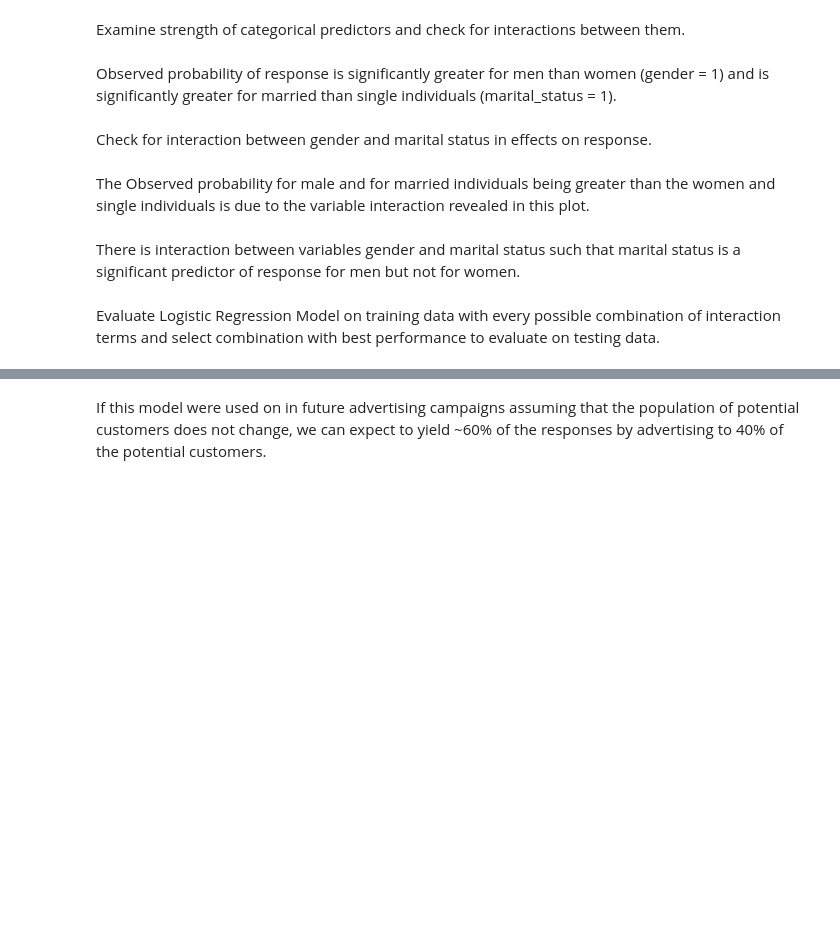
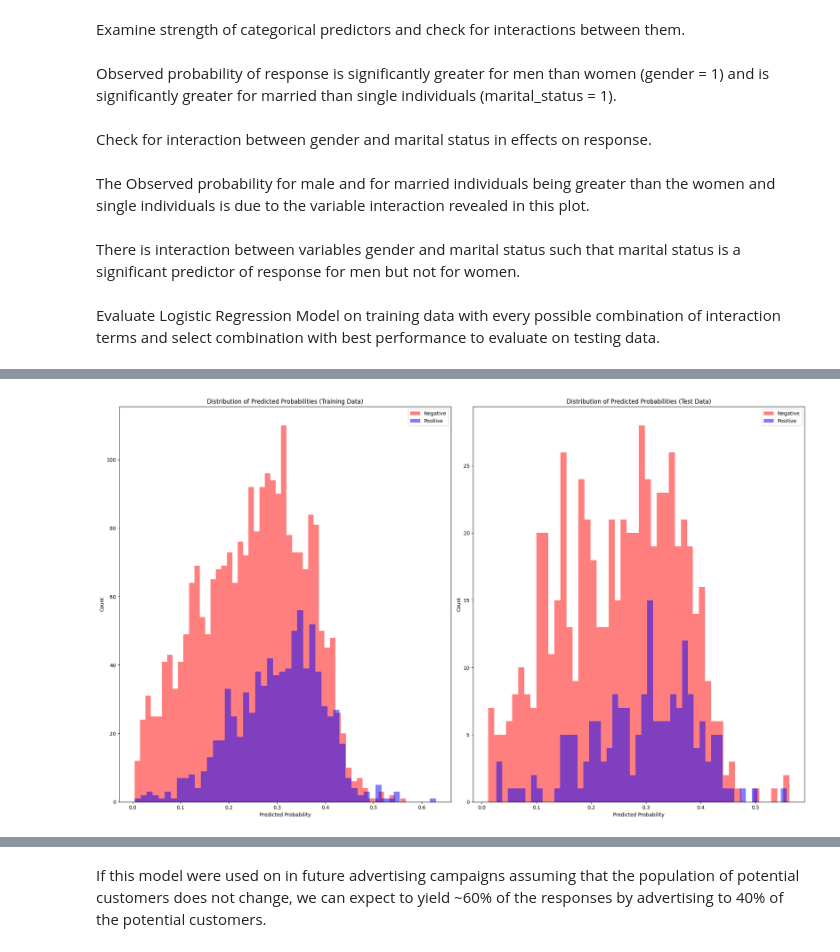
Before and after one commit to Jacob-J-Richards/DS_DA_Projects, a Jupyter notebook: 2-Marketing_Prediction/Main.ipynb, the cells around one changed output, grey strips where cells are left out. Saved outputs shown, nothing was run; the diff lists cells and outputs as text; code cells hidden in the pictures; blank space fills up the shorter version.

```diff
--- a/2-Marketing_Prediction/Main.ipynb
+++ b/2-Marketing_Prediction/Main.ipynb
@@ -192,3 +192,21 @@ The Observed probability for male and for married individuals being greater than
 There is interaction between variables gender and marital status such that marital status is a significant predictor of response for men but not for women.
 # %% [markdown]
 Evaluate Logistic Regression Model on training data with every possible combination of interaction terms and select combination with best performance to evaluate on testing data.
+# %%
+from sklearn.model_selection import train_test_split
+import statsmodels.api as sm
+import numpy as np
+import pandas as pd
+from itertools import combinations
+
+base_features = ['age_lt80', 'age_ge80', 'dist', 'income', 'gender', 'marital_status']
+interaction_terms = [
+    ('age_lt80', 'dist'), ('age_lt80', 'income'), ('age_lt80', 'gender'), ('age_lt80', 'marital_status'),
+    ('age_ge80', 'dist'), ('age_ge80', 'income'), ('age_ge80', 'gender'), ('age_ge80', 'marital_status'),
+    ('dist', 'income'), ('dist', 'gender'), ('dist', 'marital_status'),
+    ('income', 'gender'), ('income', 'marital_status'), ('gender', 'marital_status')
+]
+
+X_base = data[base_features].copy()
+y = data['target']
+X_train_base, X_test_base, y_train, y_test = train_test_split(X_base, y, test_size=0.2, random_state=np.random.randint(0, 100000))
@@ -250,0 +254,60 @@ Logistic Regression Model evaluated with best combination of interaction terms o
+# %%
+from sklearn.linear_model import LogisticRegression
+from sklearn.metrics import roc_curve, auc
+import numpy as np
+
+X_test = X_test_base.copy()
+X_train_final = X_train_base.copy()
+
+interaction_terms = [
+    ('age_lt80', 'dist'),
+    ('age_ge80', 'dist'),
+    ('age_ge80', 'gender'),
+    ('age_ge80', 'marital_status'),
+    ('dist', 'income'),
+    ('dist', 'gender'),
+    ('dist', 'marital_status'),
+    ('income', 'gender'),
+    ('income', 'marital_status')
+]
+
+for t1, t2 in interaction_terms:
+    X_train_final[f'{t1}_{t2}'] = X_train_base[t1] * X_train_base[t2]
+    X_test[f'{t1}_{t2}'] = X_test_base[t1] * X_test_base[t2]
+
+X_train_final = sm.add_constant(X_train_final)
+X_test = sm.add_constant(X_test)
+
+model = LogisticRegression()
+model.fit(X_train_final, y_train)
+
+y_pred_proba_train = model.predict_proba(X_train_final)[:, 1]
+y_pred_proba_test = model.predict_proba(X_test)[:, 1]
+
+train_data = pd.concat([X_train_final, pd.DataFrame({'target': y_train, 'predicted_probs': y_pred_proba_train})], axis=1)
+test_data = pd.concat([X_test, pd.DataFrame({'target': y_test, 'predicted_probs': y_pred_proba_test})], axis=1)
+
+print(train_data)
+print(test_data)
+
+plt.figure(figsize=(20, 12))
+
+plt.subplot(1, 2, 1)
+plt.hist(y_pred_proba_train[y_train == 0], bins=50, alpha=0.5, color='red', label='Negative')
+plt.hist(y_pred_proba_train[y_train == 1], bins=50, alpha=0.5, color='blue', label='Positive')
+plt.title('Distribution of Predicted Probabilities (Training Data)')
+plt.xlabel('Predicted Probability')
+plt.ylabel('Count')
+plt.legend()
+
+plt.subplot(1, 2, 2)
+plt.hist(y_pred_proba_test[y_test == 0], bins=50, alpha=0.5, color='red', label='Negative')
+plt.hist(y_pred_proba_test[y_test == 1], bins=50, alpha=0.5, color='blue', label='Positive')
+plt.title('Distribution of Predicted Probabilities (Test Data)')
+plt.xlabel('Predicted Probability')
+plt.ylabel('Count')
+plt.legend()
+
+plt.tight_layout()
+plt.show()
+# %% [output]
@@ -251 +331,2 @@ Logistic Regression Model evaluated with best combination of interaction terms o
+[figure, added]
 # %%
```
Also changed, not shown: parts of 13 cells of this notebook.
